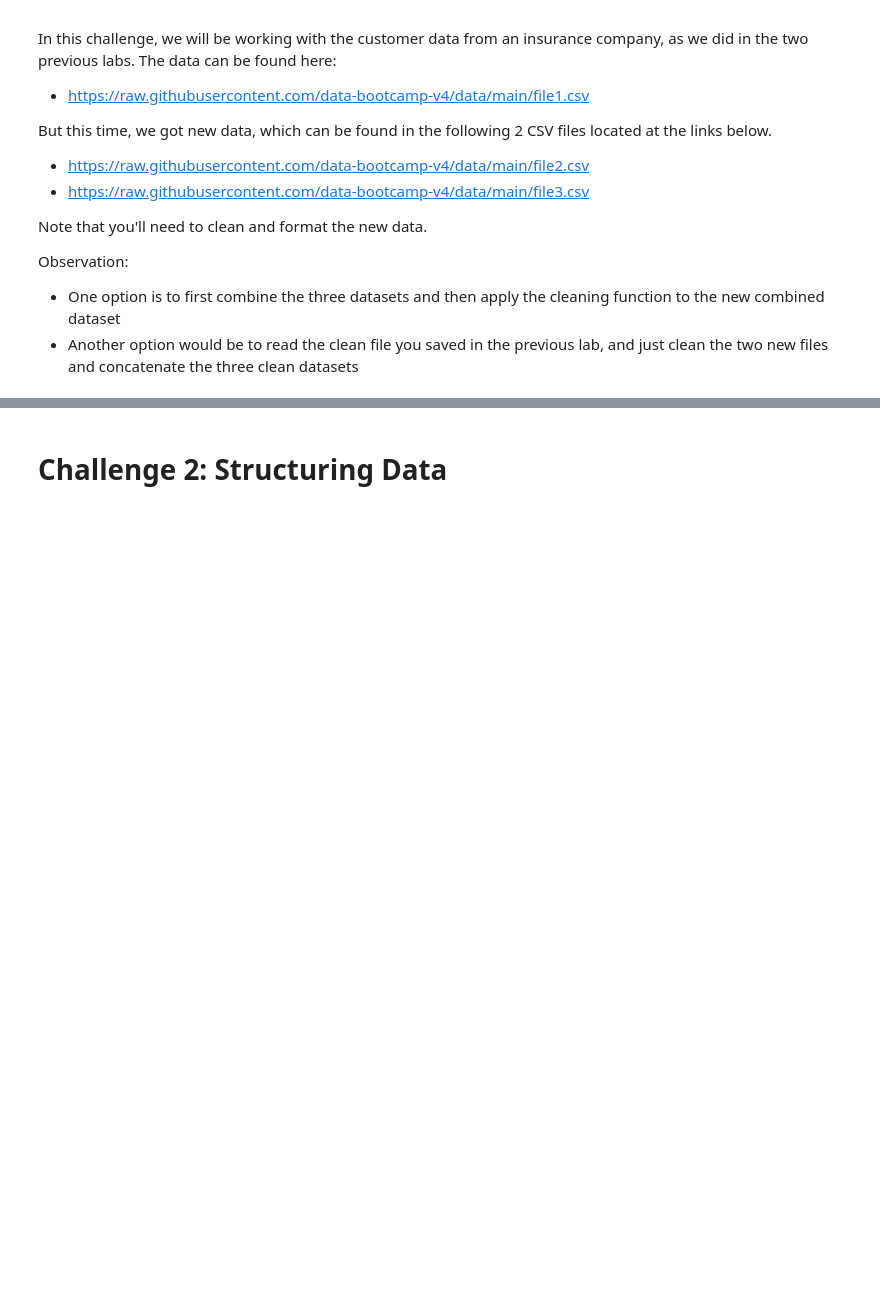
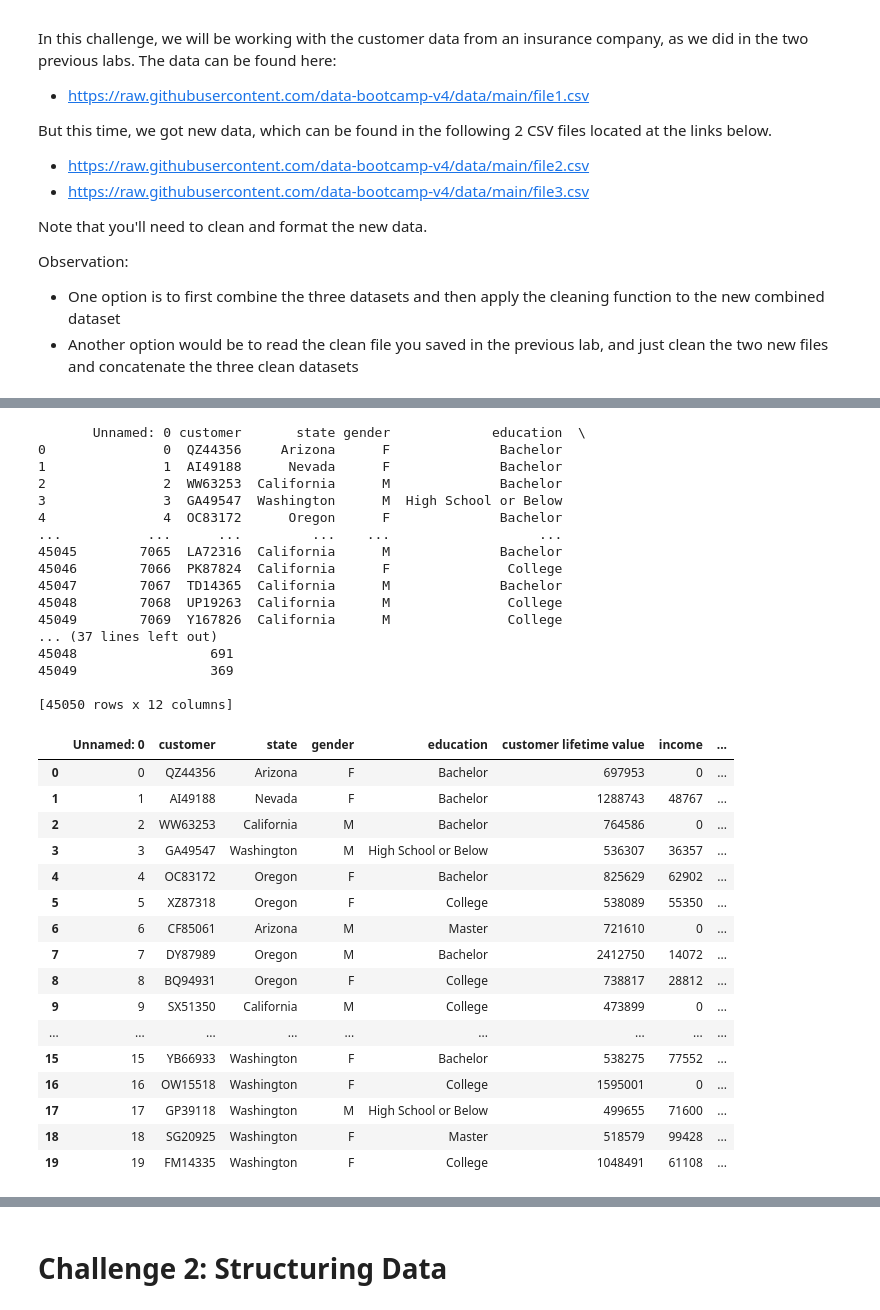
Before and after one commit to Cfg-data/lab-dw-data-structuring-and-combining, a Jupyter notebook: lab-dw-data-structuring-and-combining.ipynb, the cells around one changed output, grey strips where cells are left out. Drawn from its saved outputs; the diff is of its cells as text; code cells hidden in the pictures; blank space fills up the shorter version.

```diff
--- a/lab-dw-data-structuring-and-combining.ipynb
+++ b/lab-dw-data-structuring-and-combining.ipynb
@@ -141,0 +346,58 @@ For example, when doing 'df[col].method(value, inplace=True)', try using 'df.met
+# %%
+import pandas as pd
+import glob
+
+#Make sure all cleaned csv files get read
+csv_files = glob.glob("*.csv")
+
+# Read files into DataFrames
+insurance_data_comb = []
+
+for file in csv_files:
+    insurance_data = pd.read_csv('cleaned_insurance_data.csv')
+    insurance_datab = pd.read_csv('cleaned_insurance_datab.csv')
+    insurance_datac = pd.read_csv('cleaned_insurance_datac.csv')
+    insurance_data_comb.append(insurance_data)    #Append to the list
+    insurance_data_comb.append(insurance_datab)    #Append to the list
+    insurance_data_comb.append(insurance_datac)    #Append to the list
+
+insurance_data_comb = pd.concat(insurance_data_comb, ignore_index=True)
+
+print(insurance_data_comb)
+
+insurance_data_comb.head(20)
+# %% [output]
+       Unnamed: 0 customer       state gender             education  \
+0               0  QZ44356     Arizona      F              Bachelor
+1               1  AI49188      Nevada      F              Bachelor
+2               2  WW63253  California      M              Bachelor
+3               3  GA49547  Washington      M  High School or Below
+4               4  OC83172      Oregon      F              Bachelor
+...           ...      ...         ...    ...                   ...
+45045        7065  LA72316  California      M              Bachelor
+45046        7066  PK87824  California      F               College
+45047        7067  TD14365  California      M              Bachelor
+45048        7068  UP19263  California      M               College
+45049        7069  Y167826  California      M               College
+... (37 lines left out)
+45048                 691
+45049                 369
+
+[45050 rows x 12 columns]
+|  | Unnamed: 0 | customer | state | gender | education | customer lifetime value | income | ... |
+| 0 | 0 | QZ44356 | Arizona | F | Bachelor | 697953 | 0 | ... |
+| 1 | 1 | AI49188 | Nevada | F | Bachelor | 1288743 | 48767 | ... |
+| 2 | 2 | WW63253 | California | M | Bachelor | 764586 | 0 | ... |
+| 3 | 3 | GA49547 | Washington | M | High School or Below | 536307 | 36357 | ... |
+| 4 | 4 | OC83172 | Oregon | F | Bachelor | 825629 | 62902 | ... |
+| 5 | 5 | XZ87318 | Oregon | F | College | 538089 | 55350 | ... |
+| 6 | 6 | CF85061 | Arizona | M | Master | 721610 | 0 | ... |
+| 7 | 7 | DY87989 | Oregon | M | Bachelor | 2412750 | 14072 | ... |
+| 8 | 8 | BQ94931 | Oregon | F | College | 738817 | 28812 | ... |
+| 9 | 9 | SX51350 | California | M | College | 473899 | 0 | ... |
+| ... | ... | ... | ... | ... | ... | ... | ... | ... |
+| 15 | 15 | YB66933 | Washington | F | Bachelor | 538275 | 77552 | ... |
+| 16 | 16 | OW15518 | Washington | F | College | 1595001 | 0 | ... |
+| 17 | 17 | GP39118 | Washington | M | High School or Below | 499655 | 71600 | ... |
+| 18 | 18 | SG20925 | Washington | F | Master | 518579 | 99428 | ... |
+| 19 | 19 | FM14335 | Washington | F | College | 1048491 | 61108 | ... |
```
Also changed, not shown: parts of 46 cells of this notebook, 6 other files.
